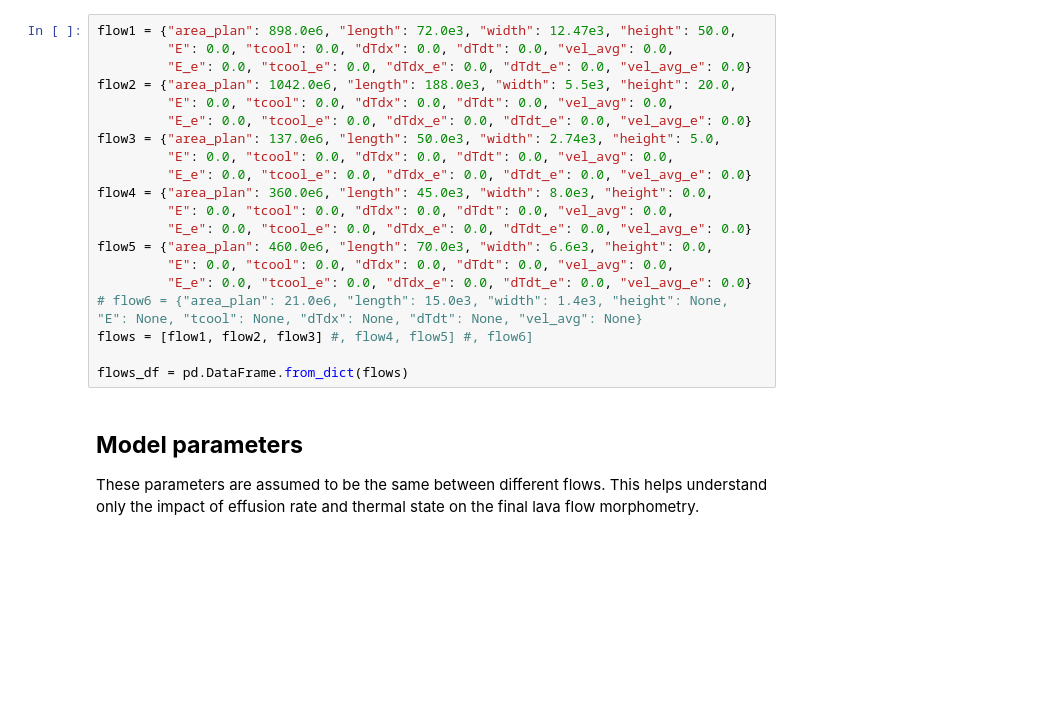
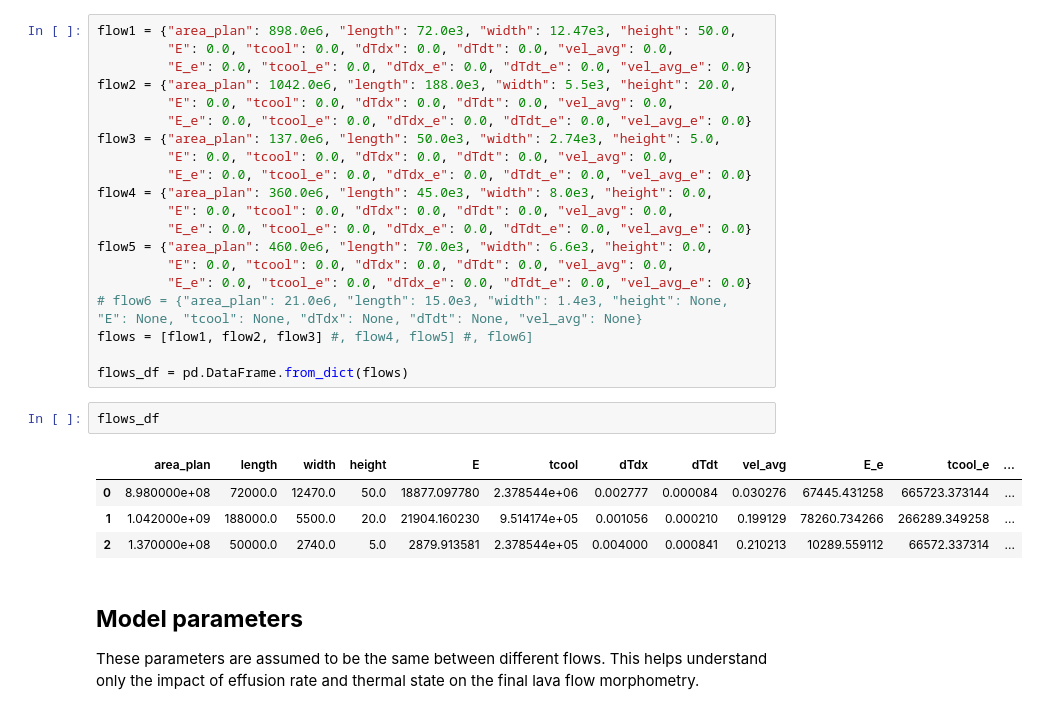
Before and after one commit to iganache/lavatherm1D, a Jupyter notebook: flow_advancement_cooling.ipynb, the cells around one changed output. Drawn from its saved outputs; the diff is of its cells as text; blank space fills up the shorter version.

```diff
--- a/flow_advancement_cooling.ipynb
+++ b/flow_advancement_cooling.ipynb
@@ -25,6 +25,13 @@ flow5 = {"area_plan": 460.0e6, "length": 70.0e3, "width": 6.6e3, "height": 0.0,
 flows = [flow1, flow2, flow3] #, flow4, flow5] #, flow6]
 
 flows_df = pd.DataFrame.from_dict(flows)
+# %%
+flows_df
+# %% [output]
+|  | area_plan | length | width | height | E | tcool | dTdx | dTdt | vel_avg | E_e | tcool_e | ... |
+| 0 | 8.980000e+08 | 72000.0 | 12470.0 | 50.0 | 18877.097780 | 2.378544e+06 | 0.002777 | 0.000084 | 0.030276 | 67445.431258 | 665723.373144 | ... |
+| 1 | 1.042000e+09 | 188000.0 | 5500.0 | 20.0 | 21904.160230 | 9.514174e+05 | 0.001056 | 0.000210 | 0.199129 | 78260.734266 | 266289.349258 | ... |
+| 2 | 1.370000e+08 | 50000.0 | 2740.0 | 5.0 | 2879.913581 | 2.378544e+05 | 0.004000 | 0.000841 | 0.210213 | 10289.559112 | 66572.337314 | ... |
 # %% [markdown]
 ## <b> Model parameters </b>
 <p> These parameters are assumed to be the same between different flows. This helps understand only the impact of effusion rate and thermal state on the final lava flow morphometry. </p>
```
Also changed, not shown: parts of 4 cells of this notebook, 2 other files.
